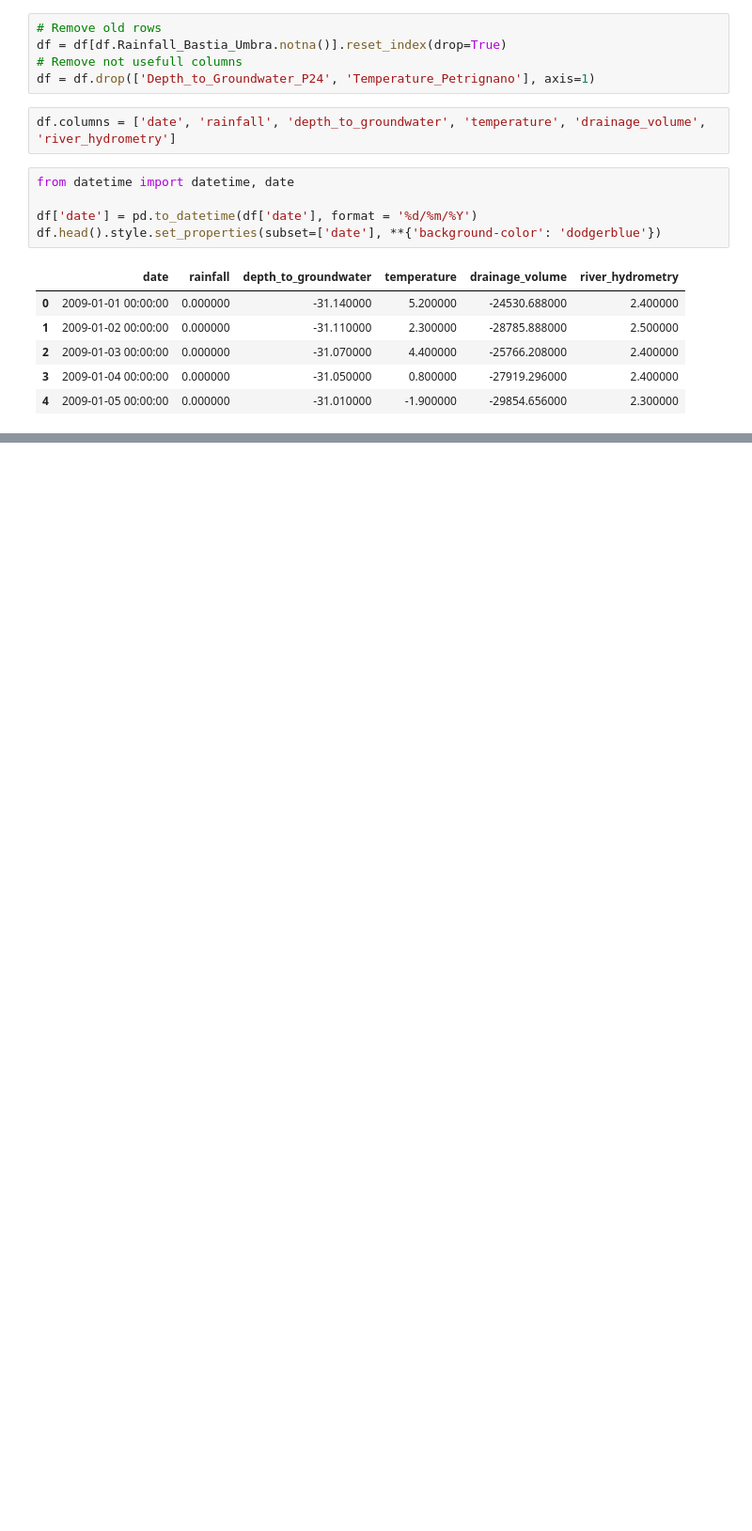
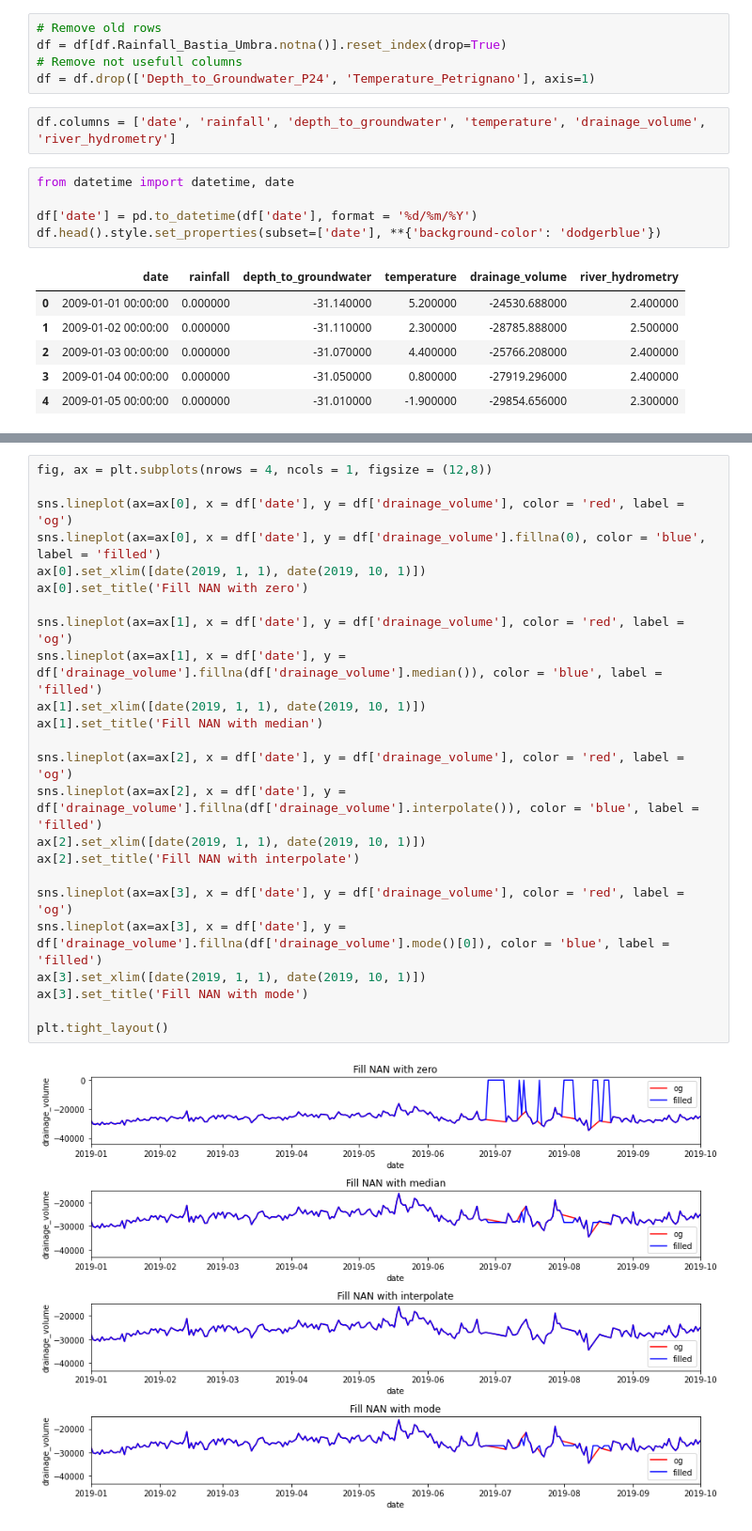
Before and after one commit to chris199713/time_series_analysis, a Jupyter notebook: time_series_analysis.ipynb, the cells around one changed output, grey strips where cells are left out. Shown at 94% size. Saved outputs shown, nothing was run; the diff lists cells and outputs as text; blank space fills up the shorter version.

```diff
--- a/time_series_analysis.ipynb
+++ b/time_series_analysis.ipynb
@@ -33,0 +93,26 @@ df.head().style.set_properties(subset=['date'], **{'background-color': 'dodgerbl
+# %%
+fig, ax = plt.subplots(nrows = 4, ncols = 1, figsize = (12,8))
+
+sns.lineplot(ax=ax[0], x = df['date'], y = df['drainage_volume'], color = 'red', label = 'og')
+sns.lineplot(ax=ax[0], x = df['date'], y = df['drainage_volume'].fillna(0), color = 'blue', label = 'filled')
+ax[0].set_xlim([date(2019, 1, 1), date(2019, 10, 1)])
+ax[0].set_title('Fill NAN with zero')
+
+sns.lineplot(ax=ax[1], x = df['date'], y = df['drainage_volume'], color = 'red', label = 'og')
+sns.lineplot(ax=ax[1], x = df['date'], y = df['drainage_volume'].fillna(df['drainage_volume'].median()), color = 'blue', label = 'filled')
+ax[1].set_xlim([date(2019, 1, 1), date(2019, 10, 1)])
+ax[1].set_title('Fill NAN with median')
+
+sns.lineplot(ax=ax[2], x = df['date'], y = df['drainage_volume'], color = 'red', label = 'og')
+sns.lineplot(ax=ax[2], x = df['date'], y = df['drainage_volume'].fillna(df['drainage_volume'].interpolate()), color = 'blue', label = 'filled')
+ax[2].set_xlim([date(2019, 1, 1), date(2019, 10, 1)])
+ax[2].set_title('Fill NAN with interpolate')
+
+sns.lineplot(ax=ax[3], x = df['date'], y = df['drainage_volume'], color = 'red', label = 'og')
+sns.lineplot(ax=ax[3], x = df['date'], y = df['drainage_volume'].fillna(df['drainage_volume'].mode()[0]), color = 'blue', label = 'filled')
+ax[3].set_xlim([date(2019, 1, 1), date(2019, 10, 1)])
+ax[3].set_title('Fill NAN with mode')
+
+plt.tight_layout()
+# %% [output]
+[figure, added]
```
Also changed, not shown: parts of 15 cells of this notebook.
